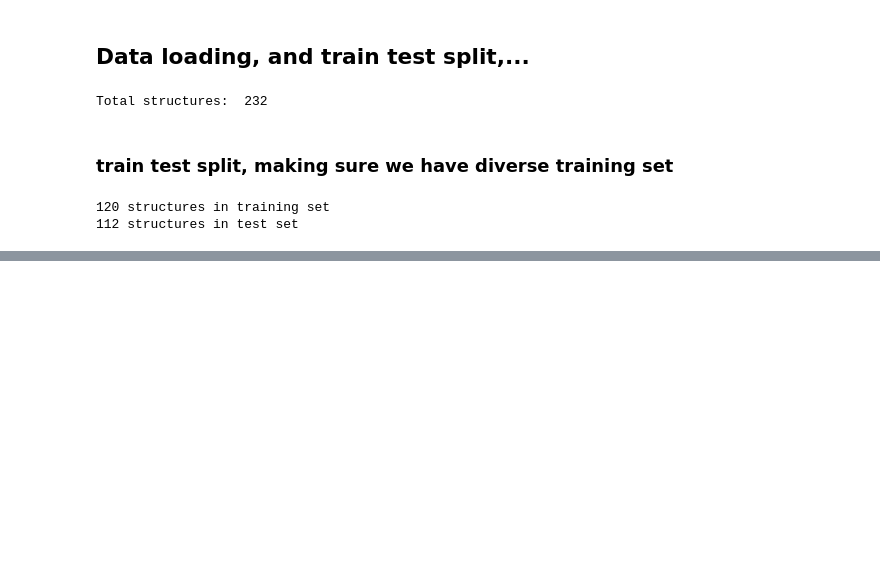
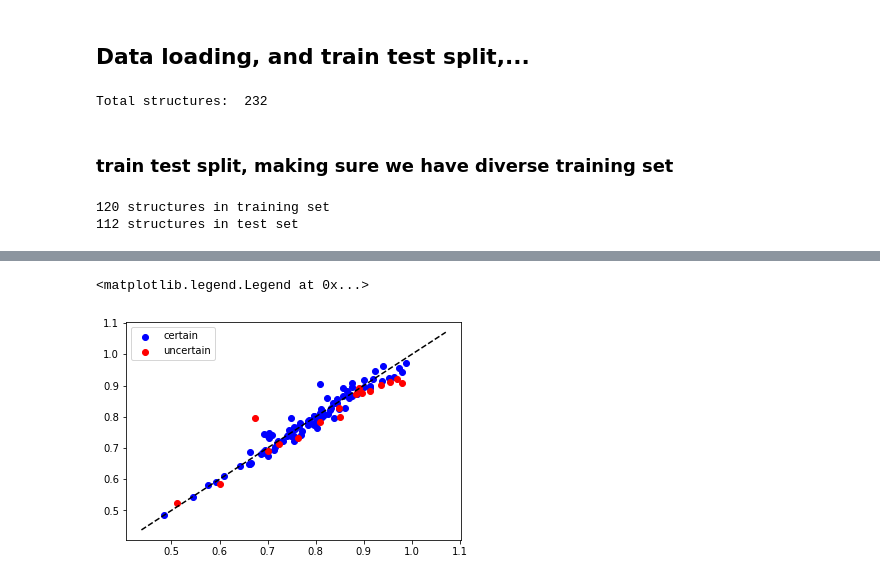
Before and after one commit to SeyedMohamadMoosavi/tools-cp-porousmat, a Jupyter notebook: examples/example_ML_training.ipynb, the cells around one changed output, grey strips where cells are left out. Drawn from its saved outputs; the diff is of its cells as text; code cells hidden in the pictures; blank space fills up the shorter version.

```diff
--- a/examples/example_ML_training.ipynb
+++ b/examples/example_ML_training.ipynb
@@ -110,0 +167,22 @@ df_features.head()
+# %%
+Cvs = []
+values = df_site_test["structure_name"].unique()
+for name in values:
+    Cv = predict_Cv_ensemble_structure(ensemble_models=models, FEATURES=FEATURES, df_features=df_site_test, structure_name=name)
+    Cvs.append({"name": name, "Cv_gravimetric_predicted_mean":Cv[0],"Cv_gravimetric_predicted_std":Cv[1]
+                    ,"Cv_molar_predicted_std":Cv[2], "Cv_molar_predicted_std":Cv[3],
+                "Cv_gravimetric":df_structures.loc[df_structures["Unnamed: 0"]==name]["Cv_gravimetric_300.00"]
+                   })
+# %%
+df_Cvs = pd.DataFrame(Cvs)
+# %%
+certain=df_Cvs.loc[df_Cvs["Cv_gravimetric_predicted_std"]<0.01]
+uncertain=df_Cvs.loc[df_Cvs["Cv_gravimetric_predicted_std"]>=0.01]
+plt.scatter(certain["Cv_gravimetric"],certain["Cv_gravimetric_predicted_mean"],label="certain",c="b")
+plt.scatter(uncertain["Cv_gravimetric"],uncertain["Cv_gravimetric_predicted_mean"],label="uncertain",c="r")
+xr=np.linspace(0.9*min(df_Cvs["Cv_gravimetric_predicted_mean"]),1.1*max(df_Cvs["Cv_gravimetric_predicted_mean"]),100)
+plt.plot(xr,xr,"k--")
+plt.legend()
+# %% [output]
+<matplotlib.legend.Legend at 0x...>
+[figure, added]
```
Also changed, not shown: parts of 16 cells of this notebook, 8 other files.
